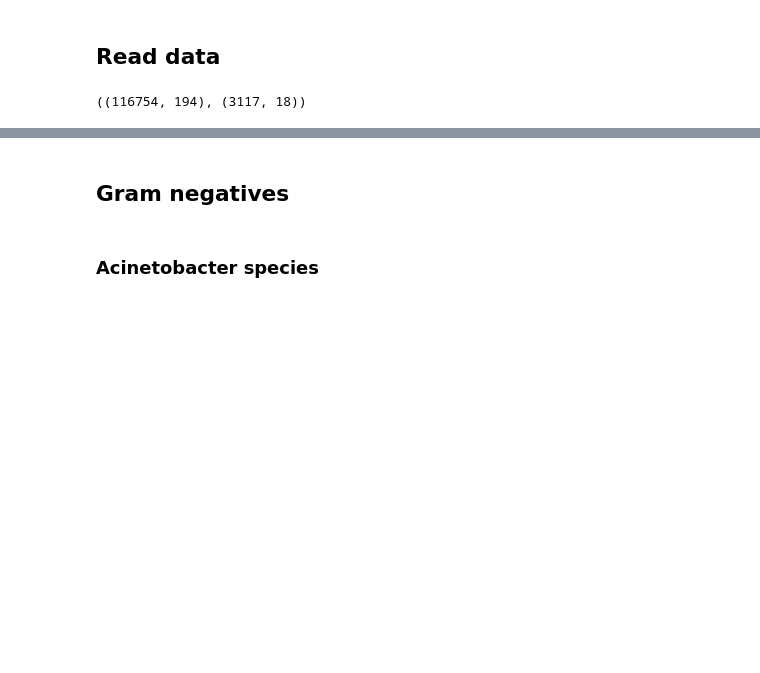
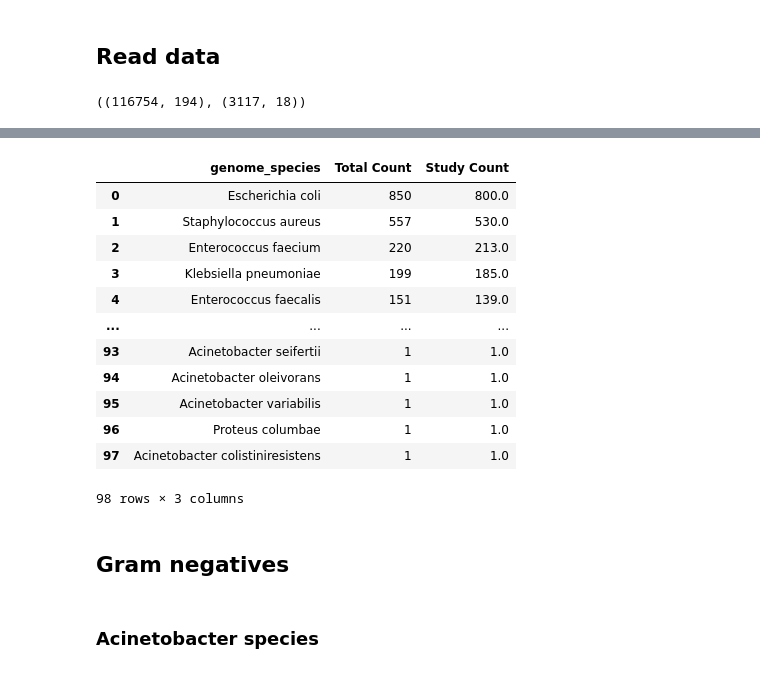
Before and after one commit to ryashpal/alfred-data-analysis, a Jupyter notebook: notebooks/bacteria_counts/counts_for_the_manuscript.ipynb, the cells around one changed output, grey strips where cells are left out. Saved outputs shown, nothing was run; the diff lists cells and outputs as text; code cells hidden in the pictures; blank space fills up the shorter version.

```diff
--- a/notebooks/bacteria_counts/counts_for_the_manuscript.ipynb
+++ b/notebooks/bacteria_counts/counts_for_the_manuscript.ipynb
@@ -50,3 +43,24 @@ countsDf
+# %%
+countsDf = mergedDf.genome_species.value_counts().reset_index().rename(columns={'count': 'Total Count'}).merge(
+    mergedDf[mergedDf.Flag].genome_species.value_counts().reset_index().rename(columns={'count': 'Study Count'}),
+    how='left',
+    on=['genome_species']
+)
+countsDf
+# %% [output]
+|  | genome_species | Total Count | Study Count |
+| 0 | Escherichia coli | 850 | 800.0 |
+| 1 | Staphylococcus aureus | 557 | 530.0 |
+| 2 | Enterococcus faecium | 220 | 213.0 |
+| 3 | Klebsiella pneumoniae | 199 | 185.0 |
+| 4 | Enterococcus faecalis | 151 | 139.0 |
+| ... | ... | ... | ... |
+| 93 | Acinetobacter seifertii | 1 | 1.0 |
+| 94 | Acinetobacter oleivorans | 1 | 1.0 |
+| 95 | Acinetobacter variabilis | 1 | 1.0 |
+| 96 | Proteus columbae | 1 | 1.0 |
+| 97 | Acinetobacter colistiniresistens | 1 | 1.0 |
+98 rows × 3 columns
 # %% [markdown]
 ## Gram negatives
 # %% [markdown]
```
Also changed, not shown: parts of 35 cells of this notebook, 2 other files.
